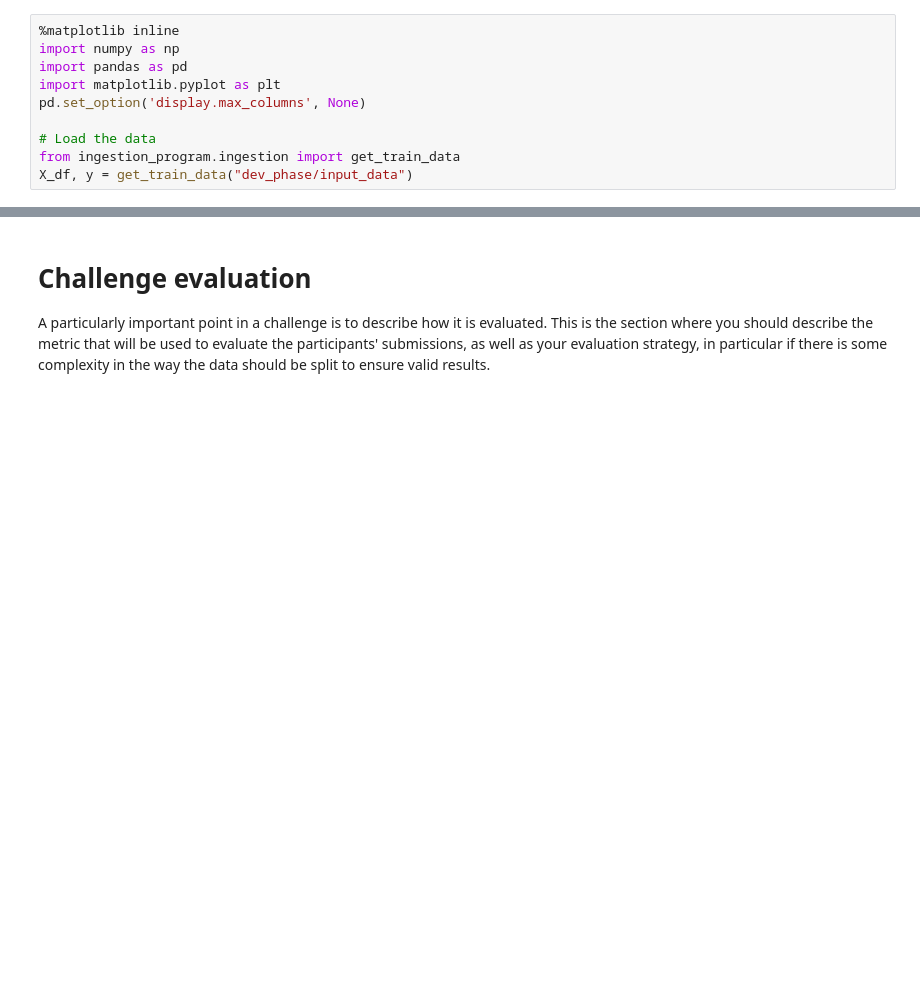
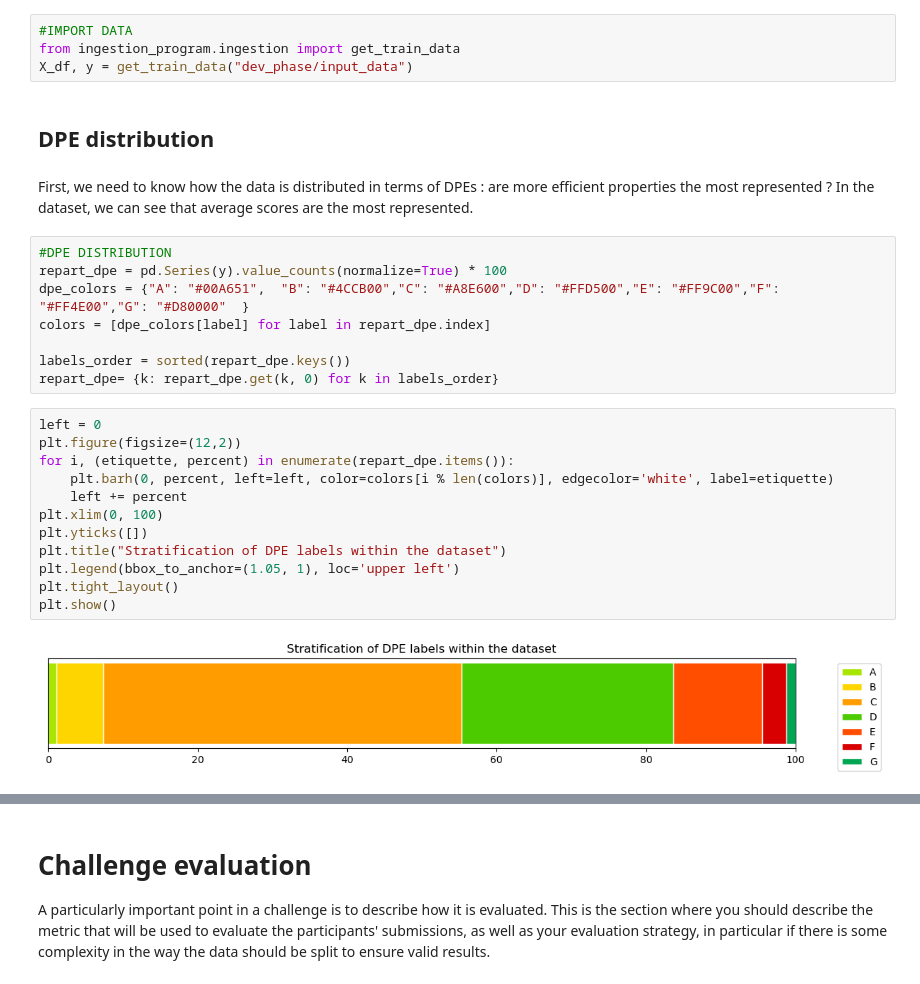
Before and after one commit to AlexandreLarry1/datacamp22, a Jupyter notebook: template_starting_kit.ipynb, the cells around one changed output, grey strips where cells are left out. Drawn from its saved outputs; the diff is of its cells as text; blank space fills up the shorter version.

```diff
--- a/template_starting_kit.ipynb
+++ b/template_starting_kit.ipynb
@@ -68,10 +53,30 @@ You can first load and describe the data, and then show some interesting propert
 # %%
-%matplotlib inline
-import numpy as np
-import pandas as pd
-import matplotlib.pyplot as plt
-pd.set_option('display.max_columns', None)
-
-# Load the data
+#IMPORT DATA
 from ingestion_program.ingestion import get_train_data
 X_df, y = get_train_data("dev_phase/input_data")
+# %% [markdown]
+## DPE distribution
+# %% [markdown]
+First, we need to know how the data is distributed in terms of DPEs : are more efficient properties the most represented ? In the dataset, we can see that average scores are the most represented.
+# %%
+#DPE DISTRIBUTION
+repart_dpe = pd.Series(y).value_counts(normalize=True) * 100
+dpe_colors = {"A": "#00A651",  "B": "#4CCB00","C": "#A8E600","D": "#FFD500","E": "#FF9C00","F": "#FF4E00","G": "#D80000"  }
+colors = [dpe_colors[label] for label in repart_dpe.index]
+
+labels_order = sorted(repart_dpe.keys())
+repart_dpe= {k: repart_dpe.get(k, 0) for k in labels_order}
+# %%
+left = 0
+plt.figure(figsize=(12,2))
+for i, (etiquette, percent) in enumerate(repart_dpe.items()):
+    plt.barh(0, percent, left=left, color=colors[i % len(colors)], edgecolor='white', label=etiquette)
+    left += percent
+plt.xlim(0, 100)
+plt.yticks([])
+plt.title("Stratification of DPE labels within the dataset")
+plt.legend(bbox_to_anchor=(1.05, 1), loc='upper left')
+plt.tight_layout()
+plt.show()
+# %% [output]
+[figure, added]
```
Also changed, not shown: parts of 10 cells of this notebook, 3 other files.
